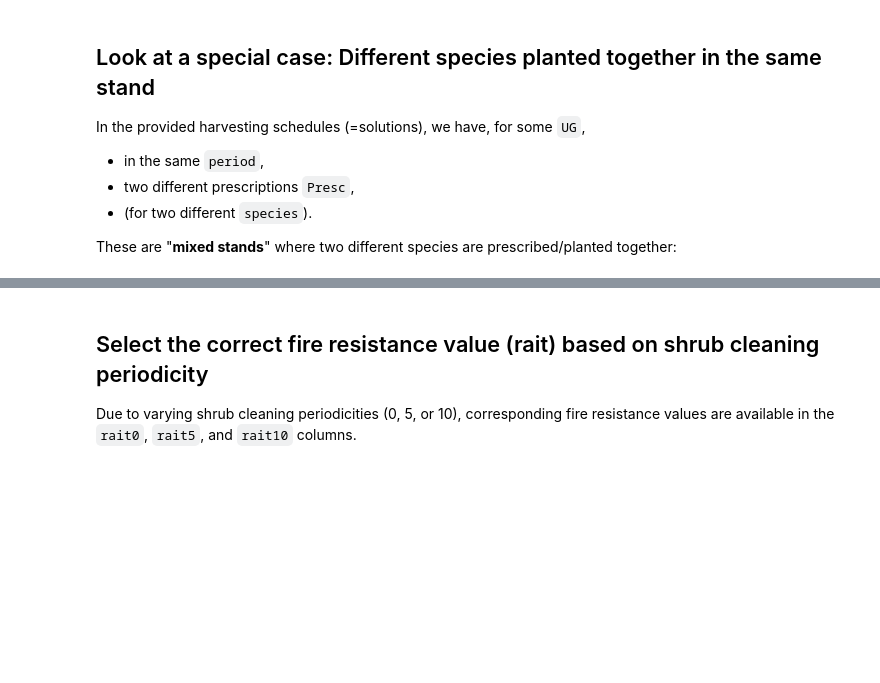
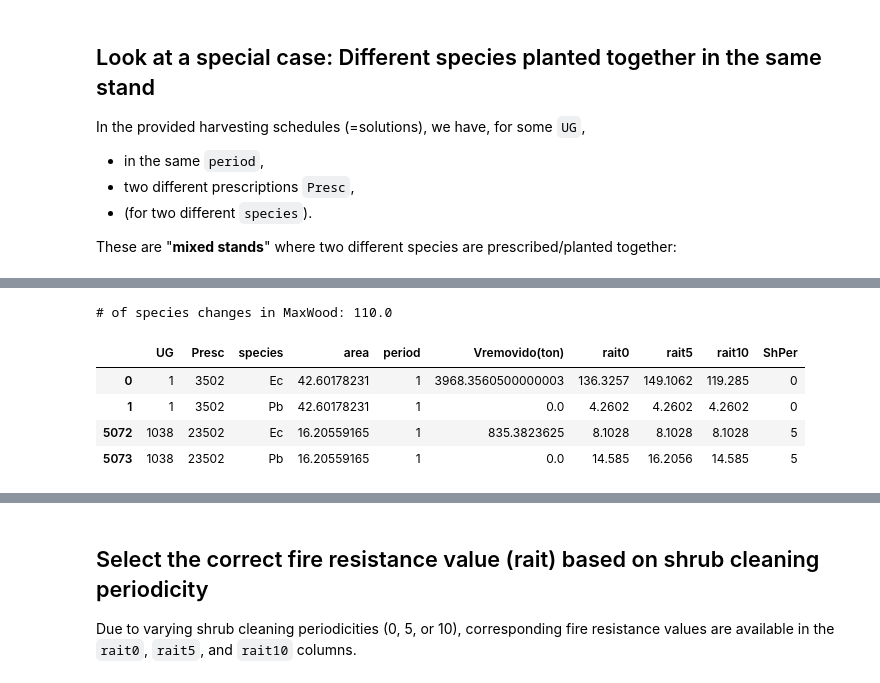
Before and after one commit to johannaasks/Masterthesis, a Jupyter notebook: Data_Preprocessing_HarvestingSchedule.ipynb, the cells around one changed output, grey strips where cells are left out. Drawn from its saved outputs; the diff is of its cells as text; code cells hidden in the pictures; blank space fills up the shorter version.

```diff
--- a/Data_Preprocessing_HarvestingSchedule.ipynb
+++ b/Data_Preprocessing_HarvestingSchedule.ipynb
@@ -941,0 +1095,12 @@ mres_mixed.head(4)
+# %%
+# species changes in mwood
+mwood_change = mwood[mwood.duplicated(subset=['UG','period', 'Presc'], keep=False)].sort_values(by=['UG','period'])
+print('# of species changes in MaxWood:', len(mwood_change)/2)
+mwood_change.head(4)
+# %% [output]
+# of species changes in MaxWood: 110.0
+|  | UG | Presc | species | area | period | Vremovido(ton) | rait0 | rait5 | rait10 | ShPer |
+| 0 | 1 | 3502 | Ec | 42.60178231 | 1 | 3968.3560500000003 | 136.3257 | 149.1062 | 119.285 | 0 |
+| 1 | 1 | 3502 | Pb | 42.60178231 | 1 | 0.0 | 4.2602 | 4.2602 | 4.2602 | 0 |
+| 5072 | 1038 | 23502 | Ec | 16.20559165 | 1 | 835.3823625 | 8.1028 | 8.1028 | 8.1028 | 5 |
+| 5073 | 1038 | 23502 | Pb | 16.20559165 | 1 | 0.0 | 14.585 | 16.2056 | 14.585 | 5 |
```
Also changed, not shown: parts of 36 cells of this notebook, 15 other files.
